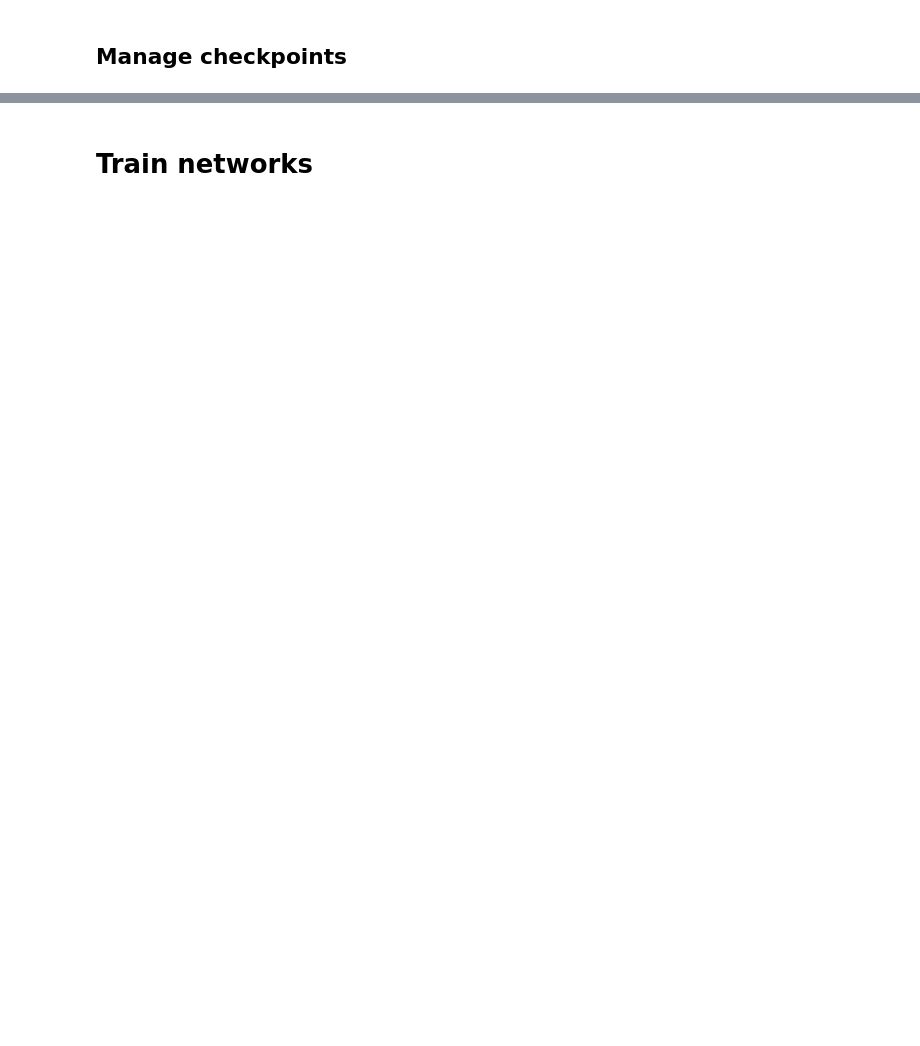
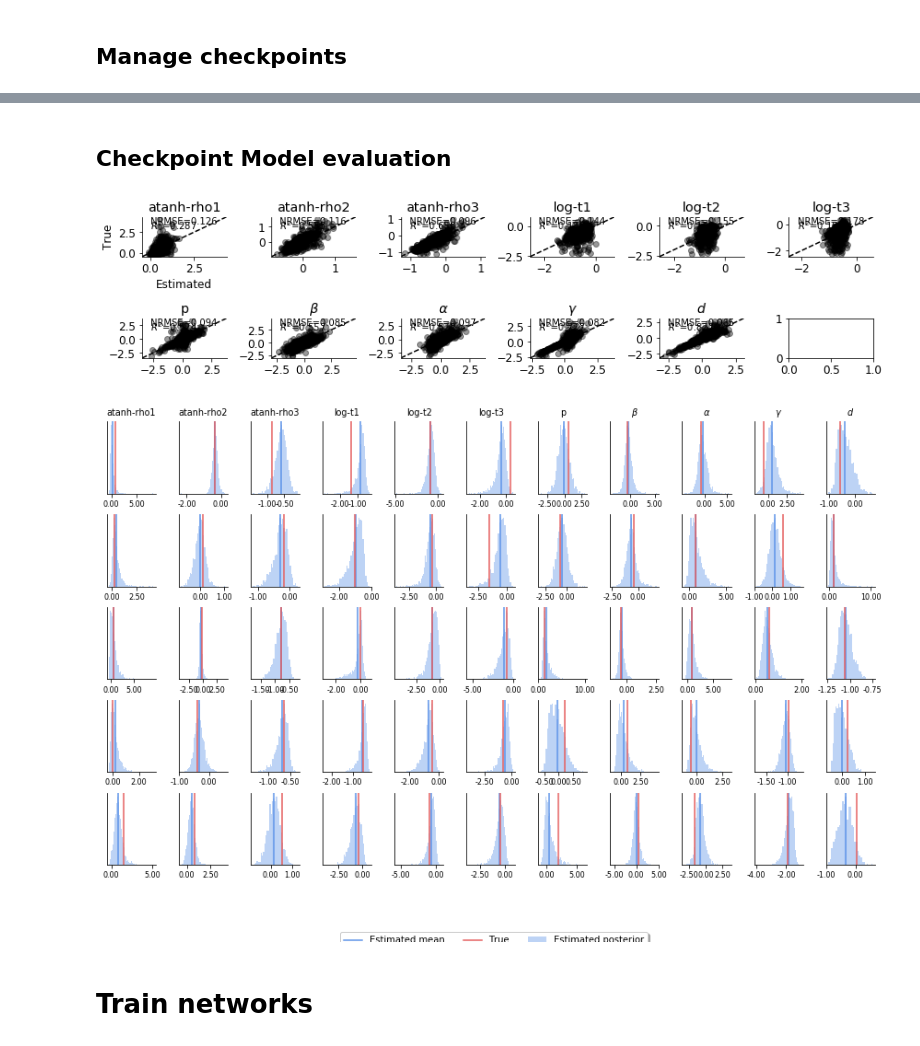
Before and after one commit to stefanradev93/BayesCorona, a Jupyter notebook: ParameterEstimation_Coronavirus_SEIDR_timedependent_rho_learn.ipynb, the cells around one changed output, grey strips where cells are left out. Cells and saved outputs as stored; diff of their text form; code cells hidden in the pictures; blank space fills up the shorter version.

```diff
--- a/ParameterEstimation_Coronavirus_SEIDR_timedependent_rho_learn.ipynb
+++ b/ParameterEstimation_Coronavirus_SEIDR_timedependent_rho_learn.ipynb
@@ -306,3 +295,15 @@ Restored from ./checkpoints/SEIDR_learn_rho/ckpt-2
+# %% [markdown]
+## Checkpoint Model evaluation
+# %%
+plot_true_est_scatter(model, test_data['x'], test_data['theta'],
+              n_samples_posterior, param_names, figsize=(12, 3))
+
+plot_true_est_posterior(model, 2000, param_names, font_size=8,
+                X_test=test_data['x'][:5],
+                theta_test=test_data['theta'][:5], figsize=(12, 8))
+# %% [output]
+[figure, added]
+[figure, added]
 # %% [markdown]
 # Train networks
 # %%
```
Also changed, not shown: parts of 12 cells of this notebook, 1 other file.
